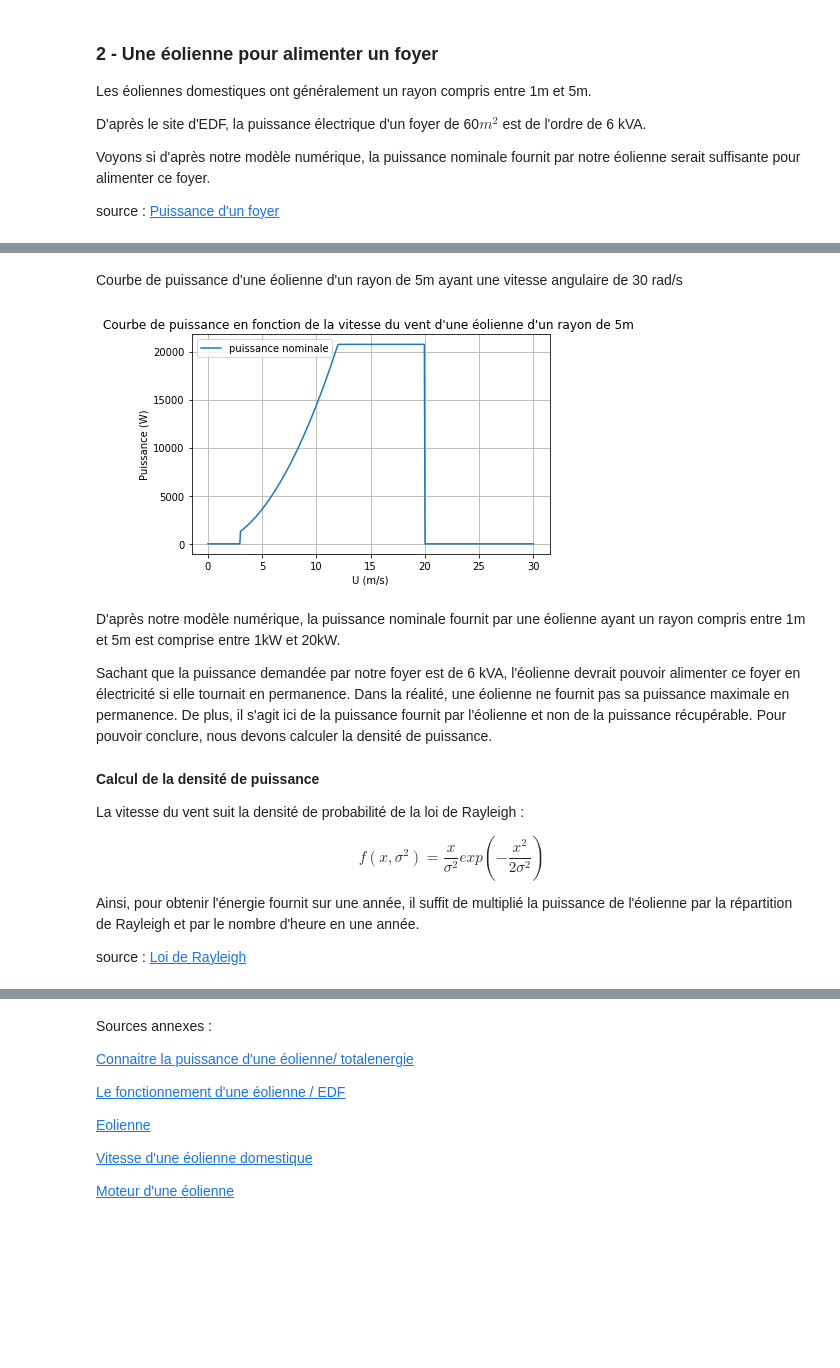
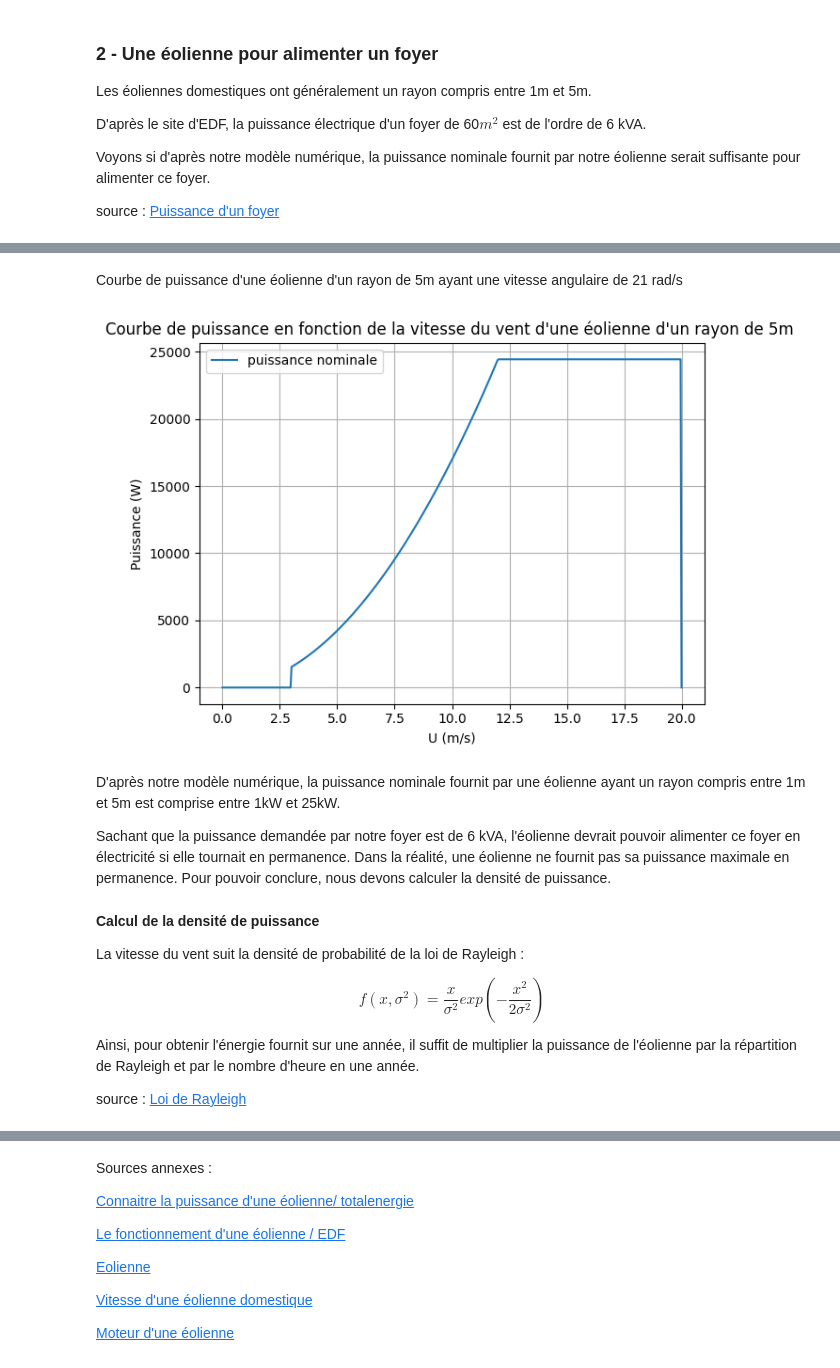
Before and after one commit to thomas-barrais/Projet-Eolienne, a Jupyter notebook: Groupe08_ProjetEol.ipynb, the cells around one changed output, grey strips where cells are left out. Cells and saved outputs as stored; diff of their text form; code cells hidden in the pictures; blank space fills up the shorter version.

```diff
--- a/Groupe08_ProjetEol.ipynb
+++ b/Groupe08_ProjetEol.ipynb
@@ -731,17 +656,23 @@ Eolienne d'un rayon d'1m ayant une vitesse angulaire de 150 rad/s :
 # %%
-vitesse_vent3 = np.linspace(0, 30, 500)
+vitesse_vent3 = np.linspace(0, 20, 500)
+vitesse_relatif_vent3 = np.linspace(0, 125, 500)
 puissances3 = []
 
+cut_in_speed = 3/20*125
+cut = 12/20*125
+cut_out_speed = 20/20*125
+
 longueur_pale3 = 1
-omega3 = 150
+corde3 = longueur_pale3 * 0.2
+omega3 = 105
 
-for v in vitesse_vent3 :
+for v in vitesse_relatif_vent3 :
     if v < cut_in_speed:
         puissances3.append(0)
-    elif cut_in_speed <= v < cut_speed:
-        puissances3.append(puissance_nominale(longueur_pale3, omega3, v))
-    elif cut_speed <= v < cut_out_speed:
-        puissances3.append(puissance_nominale(longueur_pale3, omega3, cut_speed))
+    elif cut_in_speed <= v < cut:
+        puissances3.append(puissance_nominale(longueur_pale3, omega3, v, 0, 0, corde3))
+    elif cut <= v < cut_out_speed:
+        puissances3.append(puissance_nominale(longueur_pale3, omega3, cut, 0, 0, corde3))
     elif v >= cut_out_speed:
         puissances3.append(0)
 
@@ -759,37 +690,39 @@ plt.show()
 # %% [markdown]
-Courbe de puissance d'une éolienne d'un rayon de 5m ayant une vitesse angulaire de 30 rad/s
+Courbe de puissance d'une éolienne d'un rayon de 5m ayant une vitesse angulaire de 21 rad/s
 # %%
-vitesse_vent4 = np.linspace(0, 30, 500)
+vitesse_vent4 = np.linspace(0, 20, 500)
+vitesse_relatif_vent4 = np.linspace(0, 125, 500)
 puissances4 = []
 
 longueur_pale4 = 5
-omega4 = 30
+corde4 = longueur_pale4 * 0.2
+omega4 = 21
 
-for v in vitesse_vent4 :
+for v in vitesse_relatif_vent4 :
     if v < cut_in_speed:
         puissances4.append(0)
-    elif cut_in_speed <= v < cut_speed:
-        puissances4.append(puissance_nominale(longueur_pale4, omega4, v))
-    elif cut_speed <= v < cut_out_speed:
-        puissances4.append(puissance_nominale(longueur_pale4, omega4, cut_speed))
+    elif cut_in_speed <= v < cut:
+        puissances4.append(puissance_nominale(longueur_pale4, omega4, v, 0, 0, corde4))
+    elif cut <= v < cut_out_speed:
+        puissances4.append(puissance_nominale(longueur_pale4, omega4, cut, 0, 0, corde4))
     elif v >= cut_out_speed:
         puissances4.append(0)
 
 plt.plot(vitesse_vent4, puissances4, label="puissance nominale")
 plt.title("Courbe de puissance en fonction de la vitesse du vent d'une éolienne d'un rayon de 5m ")
 plt.xlabel('U (m/s)')
 plt.ylabel('Puissance (W)')
 plt.legend()
 plt.grid()
 
 plt.tight_layout()
 plt.show()
 # %% [output]
-[figure, old version]
+[figure, new version]
 # %% [markdown]
-D'après notre modèle numérique, la puissance nominale fournit par une éolienne ayant un rayon compris entre 1m et 5m est comprise entre 1kW et 20kW.
+D'après notre modèle numérique, la puissance nominale fournit par une éolienne ayant un rayon compris entre 1m et 5m est comprise entre 1kW et 25kW.
 
-Sachant que la puissance demandée par notre foyer est de 6 kVA, l'éolienne devrait pouvoir alimenter ce foyer en électricité si elle tournait en permanence. Dans la réalité, une éolienne ne fournit pas sa puissance maximale en permanence. De plus, il s'agit ici de la puissance fournit par l'éolienne et non de la puissance récupérable. Pour pouvoir conclure, nous devons calculer la densité de puissance.
+Sachant que la puissance demandée par notre foyer est de 6 kVA, l'éolienne devrait pouvoir alimenter ce foyer en électricité si elle tournait en permanence. Dans la réalité, une éolienne ne fournit pas sa puissance maximale en permanence. Pour pouvoir conclure, nous devons calculer la densité de puissance.
 # %% [markdown]
 <b> Calcul de la densité de puissance </b>
 
@@ -797,7 +730,7 @@ La vitesse du vent suit la densité de probabilité de la loi de Rayleigh :
 
 $$f(x, σ^2) = \frac{x}{\sigma^2}exp(-\frac{x^2}{2\sigma^2})$$
 
-Ainsi, pour obtenir l'énergie fournit sur une année, il suffit de multiplié la puissance de l'éolienne par la répartition de Rayleigh et par le nombre d'heure en une année.
+Ainsi, pour obtenir l'énergie fournit sur une année, il suffit de multiplier la puissance de l'éolienne par la répartition de Rayleigh et par le nombre d'heure en une année.
 
 source :
 <a href="https://fr.wikipedia.org/wiki/Loi_de_Rayleigh"> Loi de Rayleigh </a>
```
Also changed, not shown: parts of 39 cells of this notebook.
